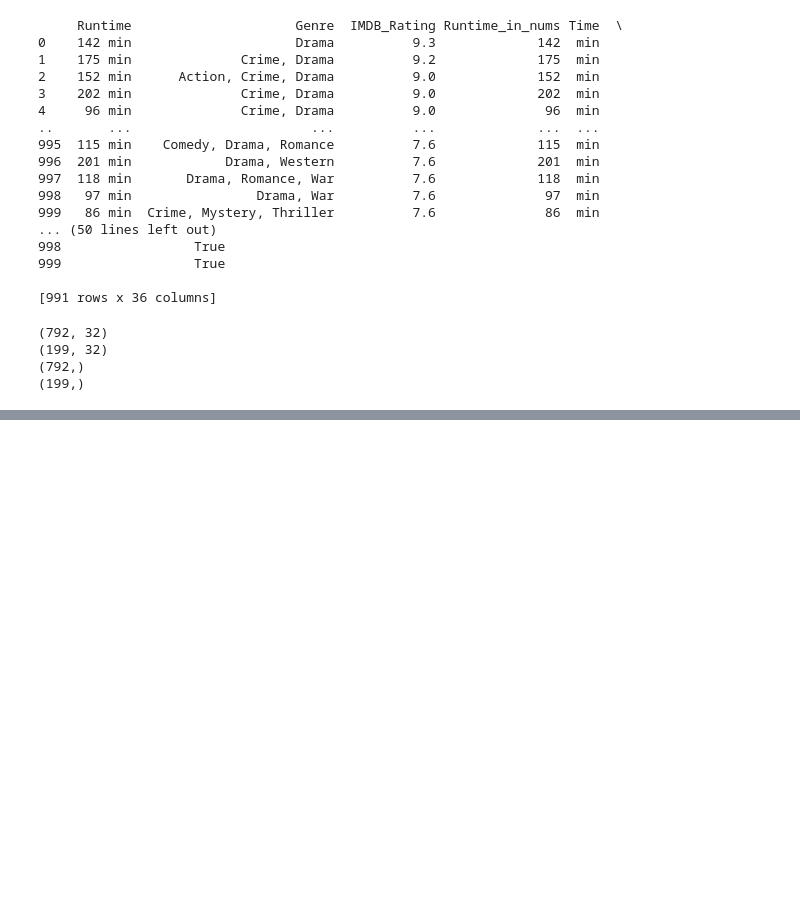
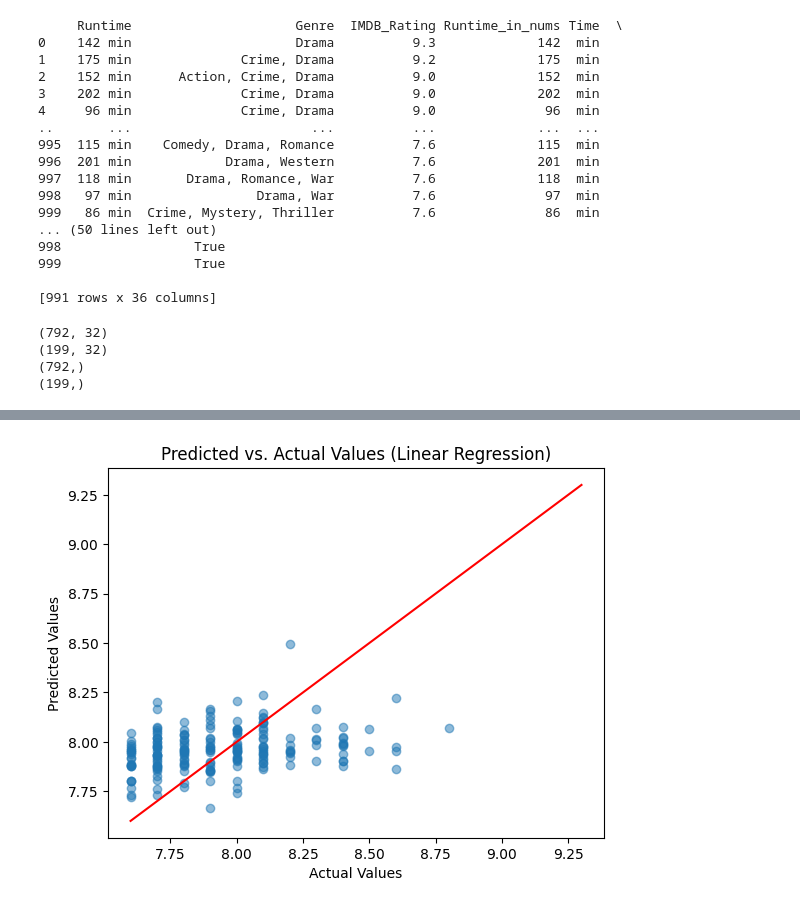
Before and after one commit to jusrish-prog/CW2_CST1440_Groupwork, a Jupyter notebook: Groupwork.ipynb, the cells around one changed output, grey strips where cells are left out. Cells and saved outputs as stored; diff of their text form; code cells hidden in the pictures; blank space fills up the shorter version.

Commit message:
Added regression model

```diff
--- a/Groupwork.ipynb
+++ b/Groupwork.ipynb
@@ -183,3 +183,8 @@ print(y_test.shape)
 (199, 32)
 (792,)
 (199,)
+# %%
+from sklearn.linear_model import LinearRegression
+
+model = LinearRegression()
+model.fit(X_train, y_train)
@@ -185,0 +204,18 @@ print(y_test.shape)
+# %%
+from sklearn.metrics import mean_squared_error, mean_absolute_error, r2_score
+
+# Model Performance
+y_pred = model.predict(X_test)
+
+# Accuracy of the model
+print('Mean squared error: ', mean_squared_error(y_test, y_pred))
+print('Mean absolute error: ', mean_absolute_error(y_test, y_pred))
+
+# Prediction details
+residuals = y_test - y_pred
+ssr = sum(residuals ** 2)
+print("\nPredicted Values: ", y_pred)
+print("\nSum of squared residuals: ", ssr)
+
+r2 = r2_score(y_test, y_pred, multioutput='raw_values')
+print("\nR² for each output:", r2)
@@ -185,0 +240,11 @@ print(y_test.shape)
+# %%
+import matplotlib.pyplot as plt
+
+plt.scatter(y_test, y_pred, alpha=0.5)
+plt.plot([y.min(), y.max()], [y.min(), y.max()], color="red")
+plt.xlabel("Actual Values")
+plt.ylabel("Predicted Values")
+plt.title("Predicted vs. Actual Values (Linear Regression)")
+plt.show()
+# %% [output]
+[figure, added]
```
Also changed, not shown: parts of 6 cells of this notebook.
